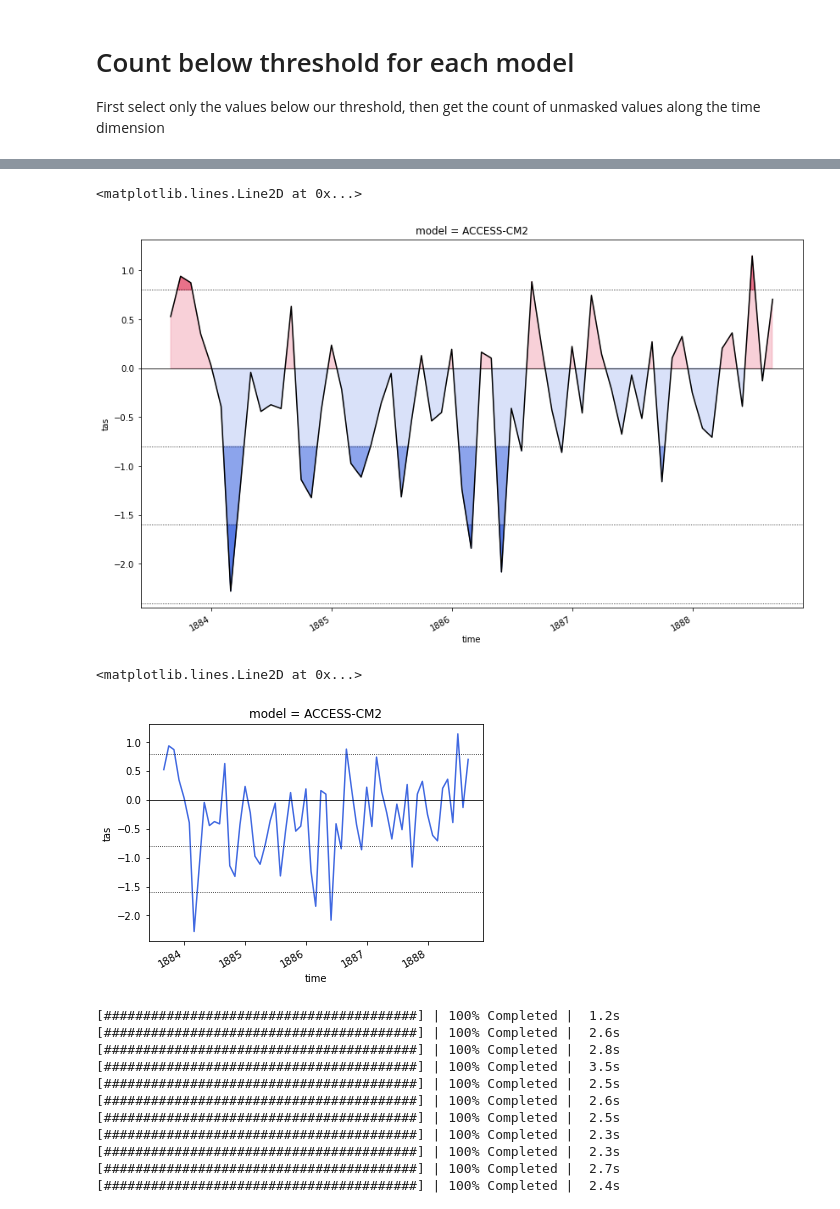
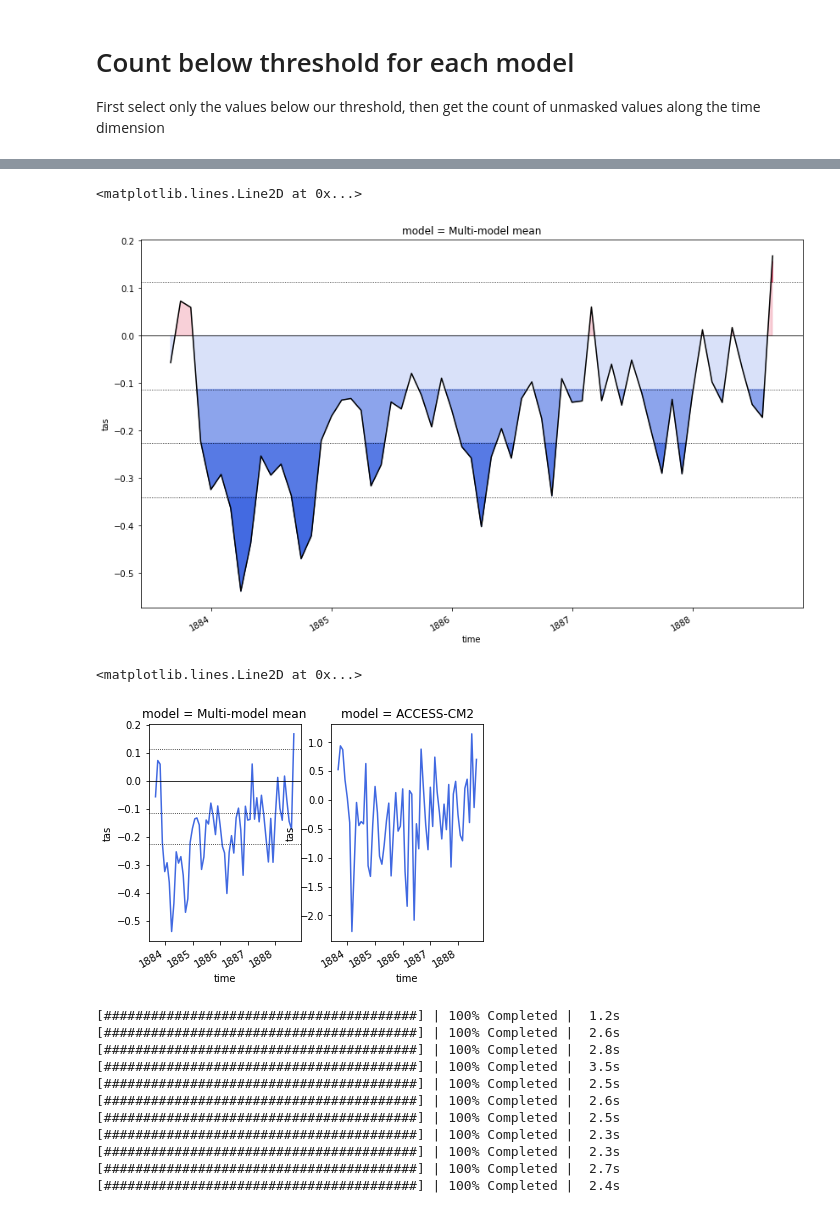
Before and after one commit to kbongi/masters_research, a Jupyter notebook: Statistical_significance_2020.11.23.ipynb, the cells around one changed output, grey strips where cells are left out. Saved outputs shown, nothing was run; the diff lists cells and outputs as text; code cells hidden in the pictures.

```diff
--- a/Statistical_significance_2020.11.23.ipynb
+++ b/Statistical_significance_2020.11.23.ipynb
@@ -268,10 +299,10 @@ model_2std_count_EA = K_mean_mon_EA.where(K_mean_mon_EA < time_mean_EA - 2*std_E
 # %%
 # define datasets for plotting, ie select out model and vairable so xr can be converted to 1d np array
-std = std_Aus.sel(model='ACCESS-CM2').tas
-std2 = 2*std_Aus.sel(model='ACCESS-CM2').tas
-std3 = 3*std_Aus.sel(model='ACCESS-CM2').tas
-mean = time_mean_Aus.sel(model='ACCESS-CM2').tas
-anom_dataset = K_mean_mon_Aus.sel(model='ACCESS-CM2').tas
+std = std_Aus.sel(model='Multi-model mean').tas
+std2 = 2*std_Aus.sel(model='Multi-model mean').tas
+std3 = 3*std_Aus.sel(model='Multi-model mean').tas
+mean = time_mean_Aus.sel(model='Multi-model mean').tas
+anom_dataset = K_mean_mon_Aus.sel(model='Multi-model mean').tas
 # %%
 # interpolate the dataset so that there are enough datpoints to use fill_between function properly
 # import relevant libraries
@@ -297,18 +328,19 @@ plt.axhline(-std2, color='k', lw=0.8, ls = ':')
 plt.axhline(-std3, color='k', lw=0.8, ls = ':')
 # %% [output]
 <matplotlib.lines.Line2D at 0x...>
-[figure, old version]
+[figure, new version]
 # %%
 # this graph is better because it shows the actual anomalies
-fig, axes = plt.subplots(1,1)
-K_mean_mon_Aus.sel(model='ACCESS-CM2').tas.plot(ax=axes, color='royalblue')
-plt.axhline(std, color='k', lw=0.8, ls = ':')
-plt.axhline(mean, color='k', lw=0.8)
-plt.axhline(-std, color='k', lw=0.8, ls = ':')
-plt.axhline(-std2, color='k', lw=0.8, ls = ':')
+fig, axes = plt.subplots(1,2)
+K_mean_mon_Aus.sel(model='Multi-model mean').tas.plot(ax=axes[0], color='royalblue')
+K_mean_mon_Aus.sel(model='ACCESS-CM2').tas.plot(ax=axes[1], color='royalblue')
+axes[0].axhline(std, color='k', lw=0.8, ls = ':')
+axes[0].axhline(mean, color='k', lw=0.8)
+axes[0].axhline(-std, color='k', lw=0.8, ls = ':')
+axes[0].axhline(-std2, color='k', lw=0.8, ls = ':')
 # %% [output]
 <matplotlib.lines.Line2D at 0x...>
-[figure, old version]
+[figure, new version]
 # %%
 fig = plt.figure(figsize=(20,30))
 axs = []
```
Also changed, not shown: parts of 7 cells of this notebook, 1 other file.
